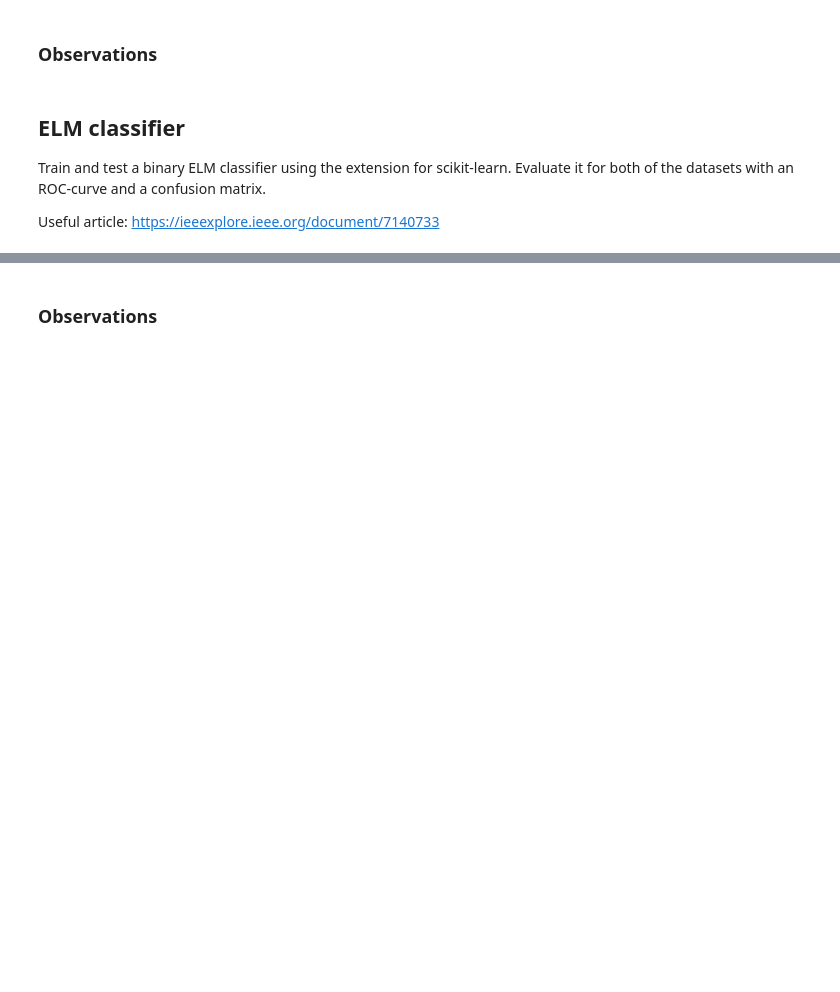
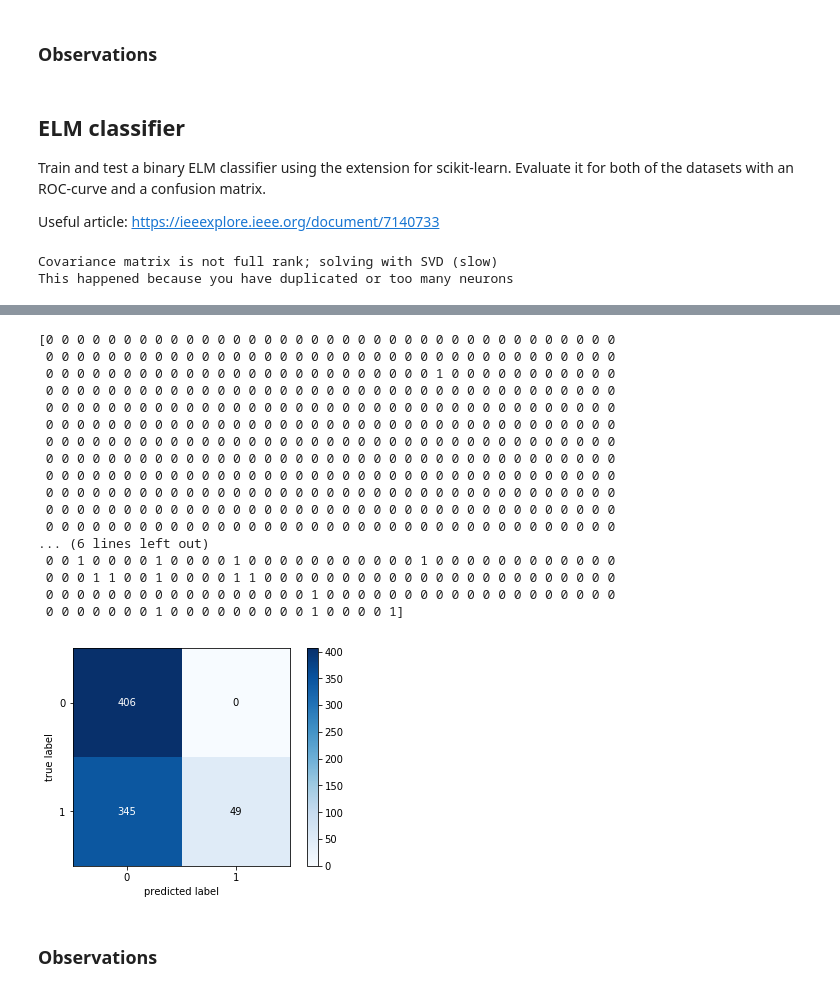
Before and after one commit to JonathanFeenstra/tuberculosis-elm-classifier, a Jupyter notebook: tuberculosis_classifier.ipynb, the cells around one changed output, grey strips where cells are left out. Drawn from its saved outputs; the diff is of its cells as text; code cells hidden in the pictures; blank space fills up the shorter version.

```diff
--- a/tuberculosis_classifier.ipynb
+++ b/tuberculosis_classifier.ipynb
@@ -347,9 +416,12 @@ Train and test a binary ELM classifier using the extension for scikit-learn. Eva
 
 Useful article: [https://ieeexplore.ieee.org/document/7140733](https://ieeexplore.ieee.org/document/7140733)
 # %%
-import os
+import glob
+import numpy as np
+import matplotlib.pyplot as plt
 from hpelm import ELM
-from sklearn.metrics import roc_curve, confusion_matrix
+from PIL import Image
+from sklearn.metrics import confusion_matrix, roc_curve, auc
 from mlxtend.plotting import plot_confusion_matrix
 
 mont_images = []
@@ -358,7 +430,7 @@ mont_labels = []
 shen_labels = []
 
 for filename in glob.glob('Data/Suppressed/*.png'):
-    img = np.frombuffer(Image.open(filename).tobytes(), dtype=np.uint8)
+    img = np.frombuffer(Image.open(filename).resize((256,256),Image.ANTIALIAS).tobytes(), dtype=np.uint8)
     if os.path.basename(filename)[0] == 'C':
         shen_images.append(img)
         shen_labels.append(int(os.path.splitext(filename)[0][-1]))
@@ -370,10 +442,10 @@ for filename in glob.glob('Data/Suppressed/*.png'):
 X = np.array(mont_images + shen_images)
 y = np.array(mont_labels + shen_labels, dtype=np.int64)
 
-elm = ELM(1048576, 1)
+elm = ELM(65536, 1)
 
-elm.add_neurons(20, 'sigm')
-elm.add_neurons(20, 'sigm')
+elm.add_neurons(100, 'sigm')
+elm.add_neurons(50, 'lin')
 elm.add_neurons(2, 'sigm')
 
 # Train en test data moet nog worden gesplitst
@@ -385,37 +457,6 @@ plot_confusion_matrix(confusion_matrix(y, y_pred), colorbar=True)
 plt.show()
 
 # TODO: k-fold cross validation (k=10), plot ROC curve
-
-# Oude code
-
-# import glob
-# import numpy as np
-# import random
-# import PIL
-# from PIL import Image
-
-
-# random.seed(42)
-# random.shuffle(mont_set) # shuffles the ordering of the data
-
-
-# split_1 = int(0.8 * len(mont_set))
-# split_2 = int(0.9 * len(mont_set))
-# x_train = np.array(mont_set[:split_1])
-# x_test = np.array(mont_set[split_2:])
-
-
-# from hpelm import ELM
-# from sklearn.metrics import roc_curve
-# from mlxtend.plotting import plot_confusion_matrix
-# import matplotlib.pyplot as plt
-
-# print(x_train.shape)
-# print(x_test.shape)
-
-# elm = ELM(x_train.shape[1], x_test.shape[1])
-# elm.add_neurons(20, 'sigm')
-# elm.add_neurons(20, 'sigm')
-# elm.add_neurons(2, 'sigm')
-# elm.train(x_train, x_test)
-# Y = elm.predict(x_test)
+# %% [output]
+Covariance matrix is not full rank; solving with SVD (slow)
+This happened because you have duplicated or too many neurons
@@ -422,3 +465,21 @@ plt.show()
+[0 0 0 0 0 0 0 0 0 0 0 0 0 0 0 0 0 0 0 0 0 0 0 0 0 0 0 0 0 0 0 0 0 0 0 0 0
+ 0 0 0 0 0 0 0 0 0 0 0 0 0 0 0 0 0 0 0 0 0 0 0 0 0 0 0 0 0 0 0 0 0 0 0 0 0
+ 0 0 0 0 0 0 0 0 0 0 0 0 0 0 0 0 0 0 0 0 0 0 0 0 0 1 0 0 0 0 0 0 0 0 0 0 0
+ 0 0 0 0 0 0 0 0 0 0 0 0 0 0 0 0 0 0 0 0 0 0 0 0 0 0 0 0 0 0 0 0 0 0 0 0 0
+ 0 0 0 0 0 0 0 0 0 0 0 0 0 0 0 0 0 0 0 0 0 0 0 0 0 0 0 0 0 0 0 0 0 0 0 0 0
+ 0 0 0 0 0 0 0 0 0 0 0 0 0 0 0 0 0 0 0 0 0 0 0 0 0 0 0 0 0 0 0 0 0 0 0 0 0
+ 0 0 0 0 0 0 0 0 0 0 0 0 0 0 0 0 0 0 0 0 0 0 0 0 0 0 0 0 0 0 0 0 0 0 0 0 0
+ 0 0 0 0 0 0 0 0 0 0 0 0 0 0 0 0 0 0 0 0 0 0 0 0 0 0 0 0 0 0 0 0 0 0 0 0 0
+ 0 0 0 0 0 0 0 0 0 0 0 0 0 0 0 0 0 0 0 0 0 0 0 0 0 0 0 0 0 0 0 0 0 0 0 0 0
+ 0 0 0 0 0 0 0 0 0 0 0 0 0 0 0 0 0 0 0 0 0 0 0 0 0 0 0 0 0 0 0 0 0 0 0 0 0
+ 0 0 0 0 0 0 0 0 0 0 0 0 0 0 0 0 0 0 0 0 0 0 0 0 0 0 0 0 0 0 0 0 0 0 0 0 0
+ 0 0 0 0 0 0 0 0 0 0 0 0 0 0 0 0 0 0 0 0 0 0 0 0 0 0 0 0 0 0 0 0 0 0 0 0 0
+... (6 lines left out)
+ 0 0 1 0 0 0 0 1 0 0 0 0 1 0 0 0 0 0 0 0 0 0 0 0 1 0 0 0 0 0 0 0 0 0 0 0 0
+ 0 0 0 1 1 0 0 1 0 0 0 0 1 1 0 0 0 0 0 0 0 0 0 0 0 0 0 0 0 0 0 0 0 0 0 0 0
+ 0 0 0 0 0 0 0 0 0 0 0 0 0 0 0 0 0 1 0 0 0 0 0 0 0 0 0 0 0 0 0 0 0 0 0 0 0
+ 0 0 0 0 0 0 0 1 0 0 0 0 0 0 0 0 0 1 0 0 0 0 1]
+[figure, added]
 # %% [markdown]
 ### Observations
 # %% [markdown]
```
Also changed, not shown: parts of 11 cells of this notebook.
